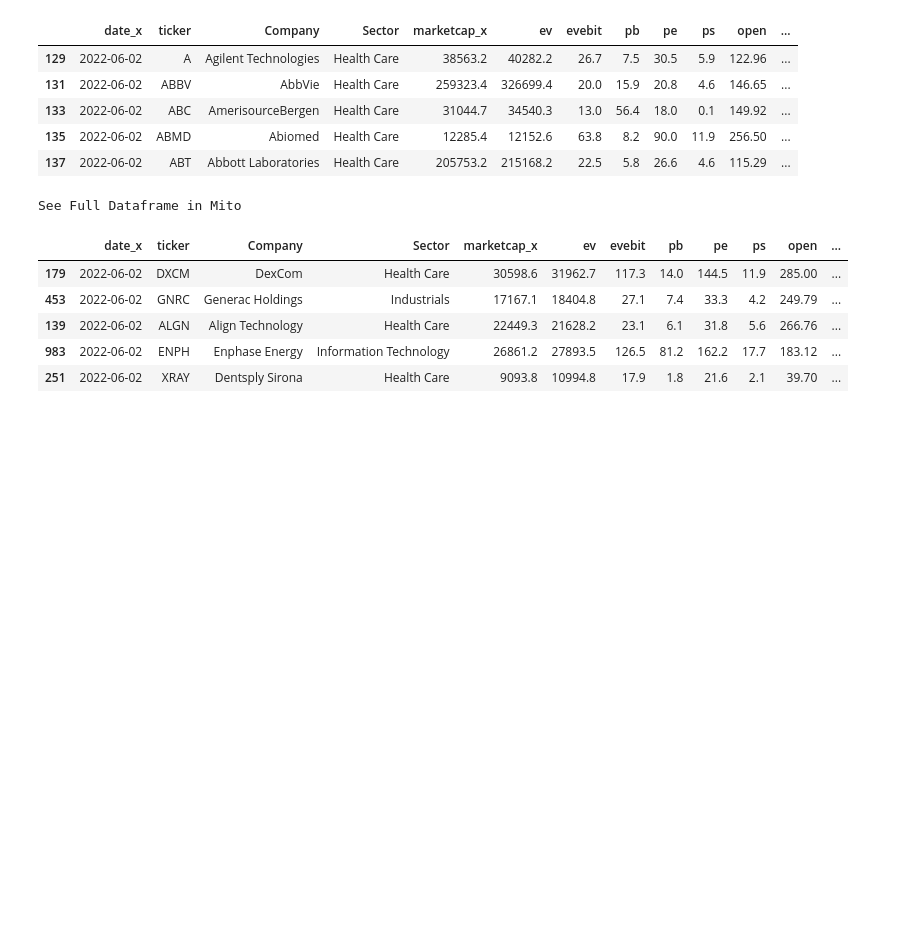
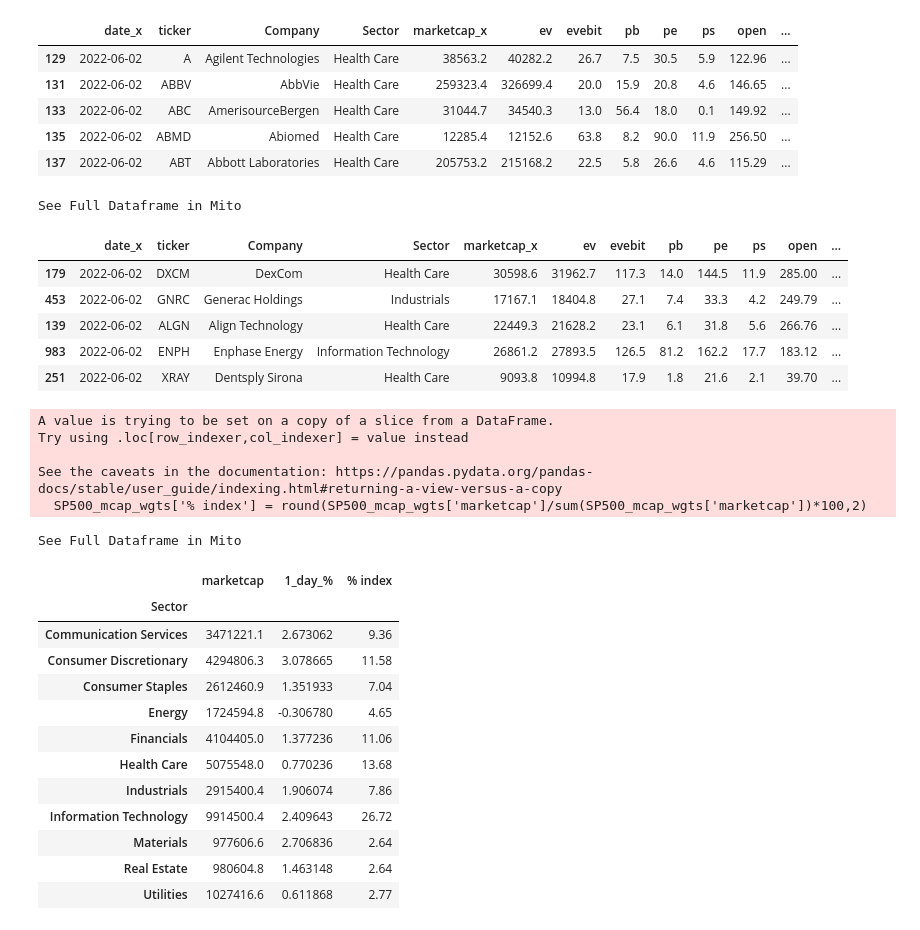
Before and after one commit to bme3412/Python, a Jupyter notebook: quandl/1_day_return.ipynb, the cells around one changed output. Cells and saved outputs as stored; diff of their text form; code cells hidden in the pictures; blank space fills up the shorter version.

```diff
--- a/quandl/1_day_return.ipynb
+++ b/quandl/1_day_return.ipynb
@@ -272,3 +272,27 @@ See Full Dataframe in Mito
 SP500_06_02_2022_tableau = SP500_06_02_mcap_chg_sector[['date_x','ticker','Company','Sector',
                                                        'marketcap_x','1_day_%_x','1_day_%_y','Active']]
 SP500_06_02_2022_tableau.to_excel('SP500_06_2022_tableau.xlsx',encoding='utf8')
+# %%
+SP500_mcap_wgts = SP500_06_02_2022_sector_chg.dropna()
+SP500_mcap_wgts['% index'] = round(SP500_mcap_wgts['marketcap']/sum(SP500_mcap_wgts['marketcap'])*100,2)
+SP500_mcap_wgts
+# %% [output]
+A value is trying to be set on a copy of a slice from a DataFrame.
+Try using .loc[row_indexer,col_indexer] = value instead
+
+See the caveats in the documentation: https://pandas.pydata.org/pandas-docs/stable/user_guide/indexing.html#returning-a-view-versus-a-copy
+  SP500_mcap_wgts['% index'] = round(SP500_mcap_wgts['marketcap']/sum(SP500_mcap_wgts['marketcap'])*100,2)
+See Full Dataframe in Mito
+|  | marketcap | 1_day_% | % index |
+| Sector |  |  |  |
+| Communication Services | 3471221.1 | 2.673062 | 9.36 |
+| Consumer Discretionary | 4294806.3 | 3.078665 | 11.58 |
+| Consumer Staples | 2612460.9 | 1.351933 | 7.04 |
+| Energy | 1724594.8 | -0.306780 | 4.65 |
+| Financials | 4104405.0 | 1.377236 | 11.06 |
+| Health Care | 5075548.0 | 0.770236 | 13.68 |
+| Industrials | 2915400.4 | 1.906074 | 7.86 |
+| Information Technology | 9914500.4 | 2.409643 | 26.72 |
+| Materials | 977606.6 | 2.706836 | 2.64 |
+| Real Estate | 980604.8 | 1.463148 | 2.64 |
+| Utilities | 1027416.6 | 0.611868 | 2.77 |
```
Also changed, not shown: parts of 5 cells of this notebook.
